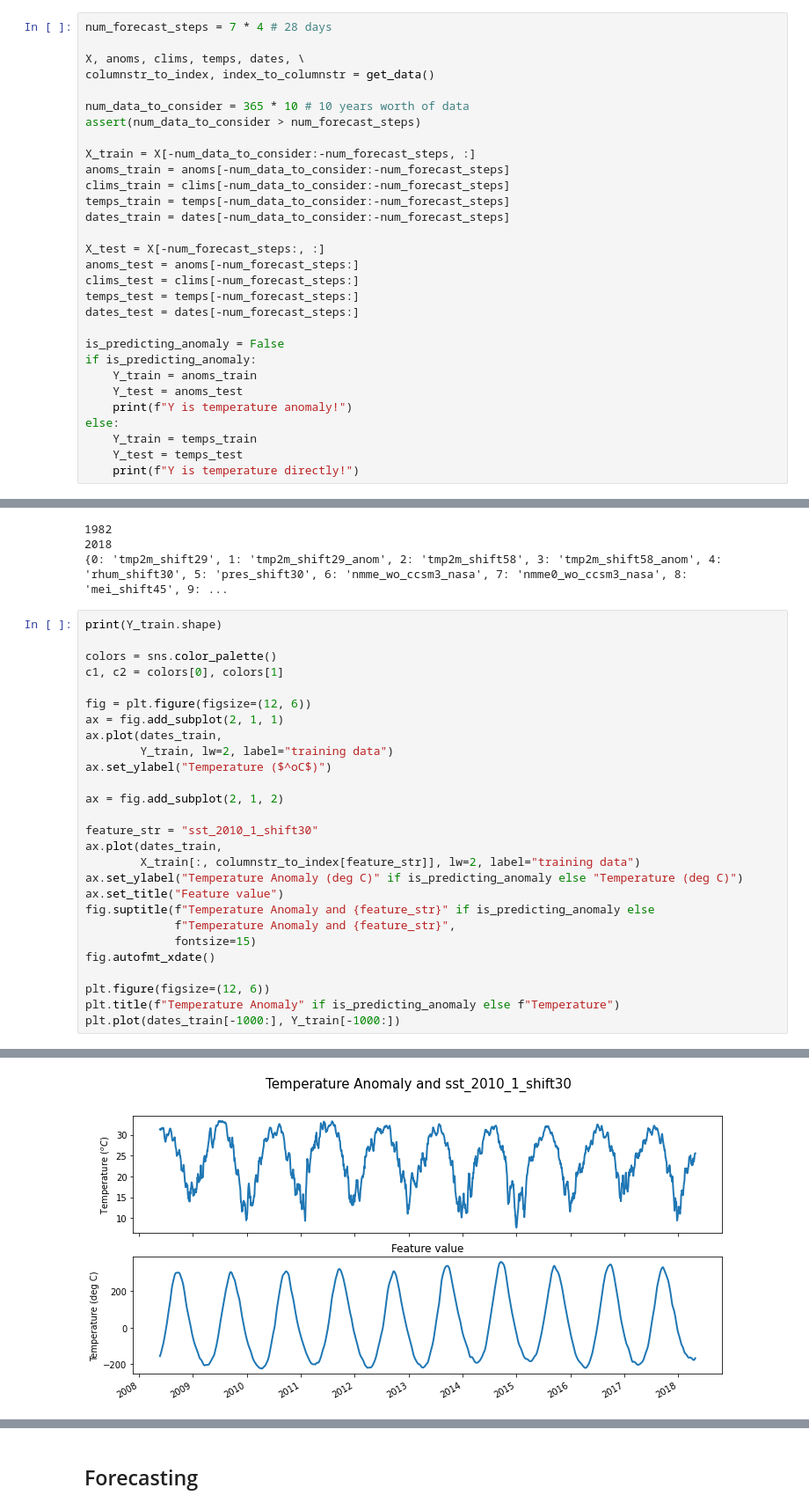
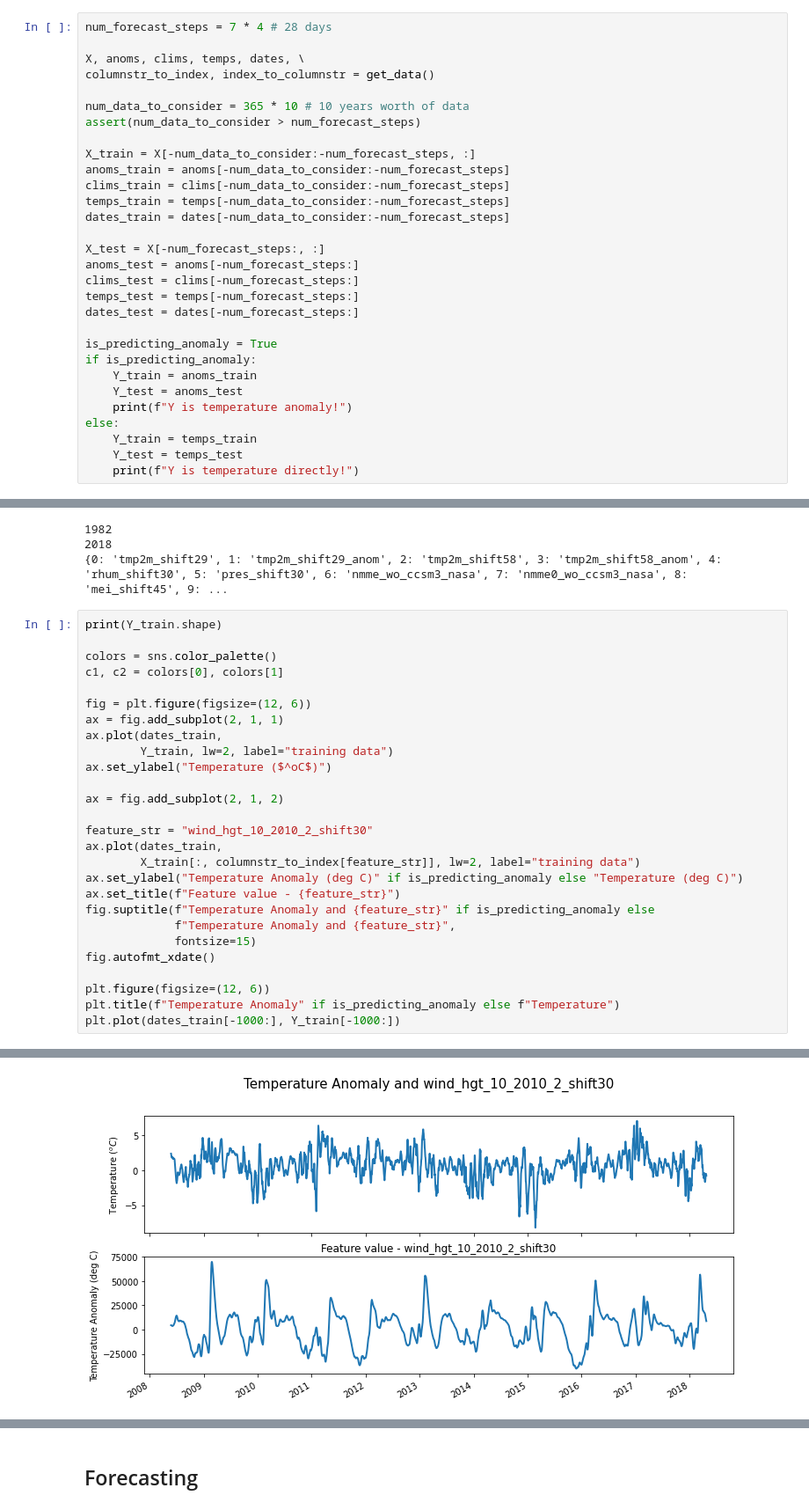
Before and after one commit to dxyang/ssr, a Jupyter notebook: STS.ipynb, the cells around one changed output, grey strips where cells are left out. Shown: that part at 88% size. Saved outputs shown, nothing was run; the diff lists cells and outputs as text.

```diff
--- a/STS.ipynb
+++ b/STS.ipynb
@@ -55,7 +55,7 @@ clims_test = clims[-num_forecast_steps:]
 temps_test = temps[-num_forecast_steps:]
 dates_test = dates[-num_forecast_steps:]
 
-is_predicting_anomaly = False
+is_predicting_anomaly = True
 if is_predicting_anomaly:
     Y_train = anoms_train
     Y_test = anoms_test
@@ -89,31 +89,31 @@ num_forecast_steps = 7 * 4 # 28 days
 # %%
 print(Y_train.shape)
 
 colors = sns.color_palette()
 c1, c2 = colors[0], colors[1]
 
 fig = plt.figure(figsize=(12, 6))
 ax = fig.add_subplot(2, 1, 1)
 ax.plot(dates_train,
         Y_train, lw=2, label="training data")
 ax.set_ylabel("Temperature ($^oC$)")
 
 ax = fig.add_subplot(2, 1, 2)
 
-feature_str = "sst_2010_1_shift30"
+feature_str = "wind_hgt_10_2010_2_shift30"
 ax.plot(dates_train,
         X_train[:, columnstr_to_index[feature_str]], lw=2, label="training data")
 ax.set_ylabel("Temperature Anomaly (deg C)" if is_predicting_anomaly else "Temperature (deg C)")
-ax.set_title("Feature value")
+ax.set_title(f"Feature value - {feature_str}")
 fig.suptitle(f"Temperature Anomaly and {feature_str}" if is_predicting_anomaly else
              f"Temperature Anomaly and {feature_str}",
              fontsize=15)
 fig.autofmt_xdate()
 
 plt.figure(figsize=(12, 6))
 plt.title(f"Temperature Anomaly" if is_predicting_anomaly else f"Temperature")
 plt.plot(dates_train[-1000:], Y_train[-1000:])
 # %% [output]
 (3622,)
 [<matplotlib.lines.Line2D at 0x...>]
-[figure, old version]
+[figure, new version]
```
Also changed, not shown: parts of 10 cells of this notebook.
